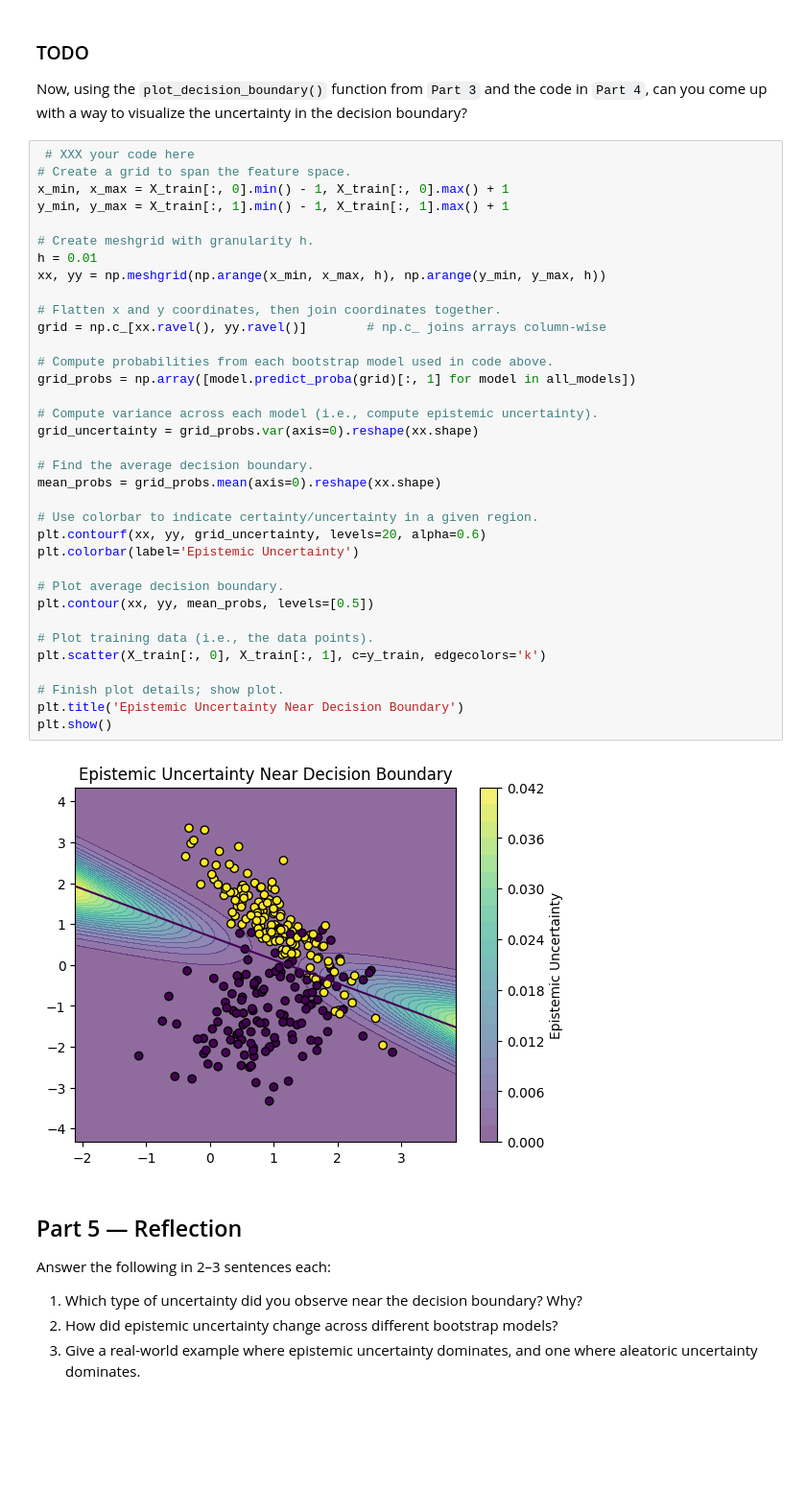
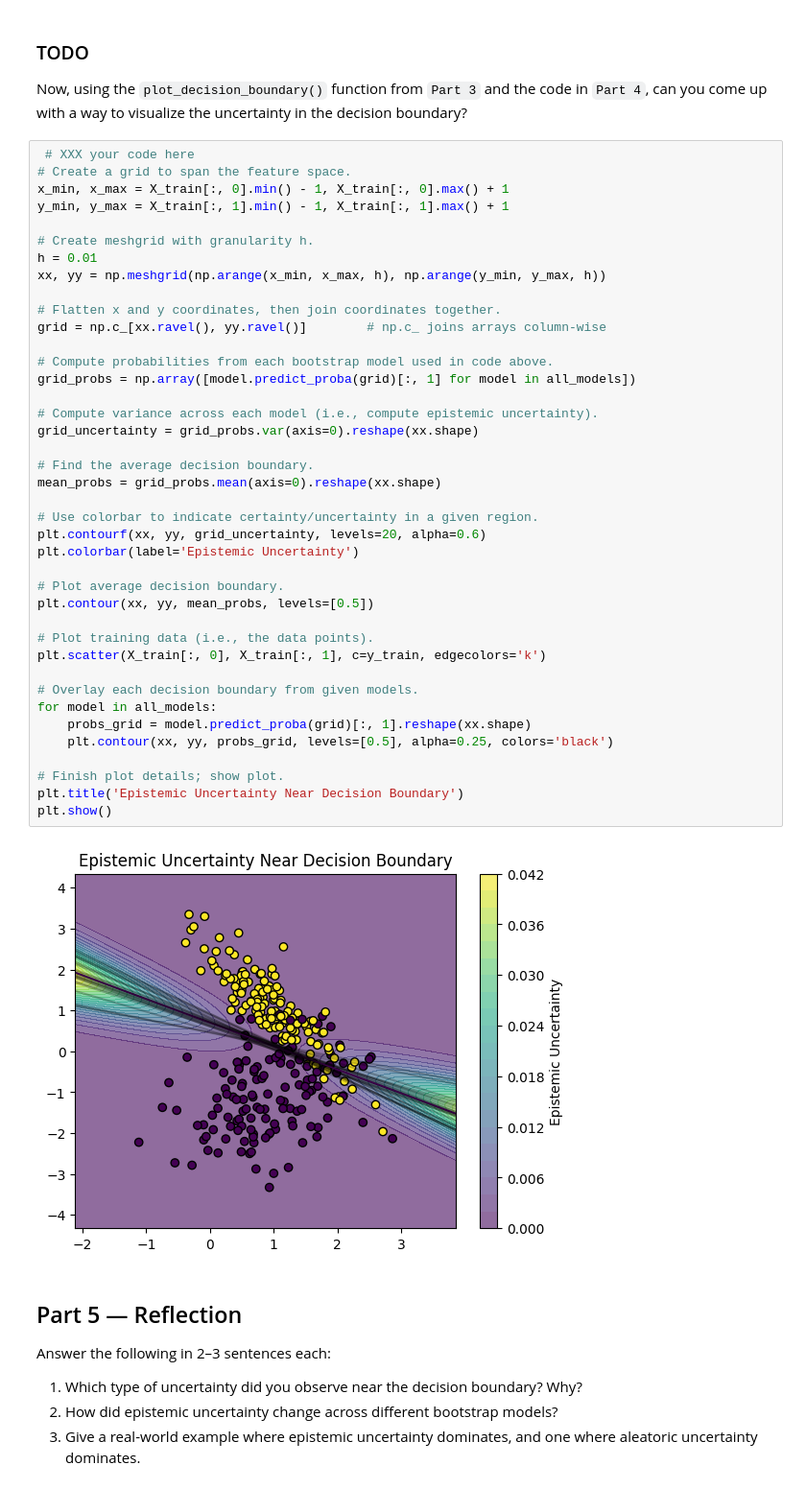
Before and after one commit to jrc117/CS473, a Jupyter notebook: mini_labs/week_1_uncertainty.ipynb, the cells around one changed output. Shown at 96% size. Saved outputs shown, nothing was run; the diff lists cells and outputs as text; blank space fills up the shorter version.

```diff
--- a/mini_labs/week_1_uncertainty.ipynb
+++ b/mini_labs/week_1_uncertainty.ipynb
@@ -150,34 +150,39 @@ y_min, y_max = X_train[:, 1].min() - 1, X_train[:, 1].max() + 1
 # Create meshgrid with granularity h.
 h = 0.01
 xx, yy = np.meshgrid(np.arange(x_min, x_max, h), np.arange(y_min, y_max, h))
 
 # Flatten x and y coordinates, then join coordinates together.
 grid = np.c_[xx.ravel(), yy.ravel()]        # np.c_ joins arrays column-wise
 
 # Compute probabilities from each bootstrap model used in code above.
 grid_probs = np.array([model.predict_proba(grid)[:, 1] for model in all_models])
 
 # Compute variance across each model (i.e., compute epistemic uncertainty).
 grid_uncertainty = grid_probs.var(axis=0).reshape(xx.shape)
 
 # Find the average decision boundary.
 mean_probs = grid_probs.mean(axis=0).reshape(xx.shape)
 
 # Use colorbar to indicate certainty/uncertainty in a given region.
 plt.contourf(xx, yy, grid_uncertainty, levels=20, alpha=0.6)
 plt.colorbar(label='Epistemic Uncertainty')
 
 # Plot average decision boundary.
 plt.contour(xx, yy, mean_probs, levels=[0.5])
 
 # Plot training data (i.e., the data points).
 plt.scatter(X_train[:, 0], X_train[:, 1], c=y_train, edgecolors='k')
 
+# Overlay each decision boundary from given models.
+for model in all_models:
+    probs_grid = model.predict_proba(grid)[:, 1].reshape(xx.shape)
+    plt.contour(xx, yy, probs_grid, levels=[0.5], alpha=0.25, colors='black')
+
 # Finish plot details; show plot.
 plt.title('Epistemic Uncertainty Near Decision Boundary')
 plt.show()
 # %% [output]
-[figure, old version]
+[figure, new version]
 # %% [markdown]
 ## Part 5 — Reflection
 
```
Also changed, not shown: parts of 2 cells of this notebook.
